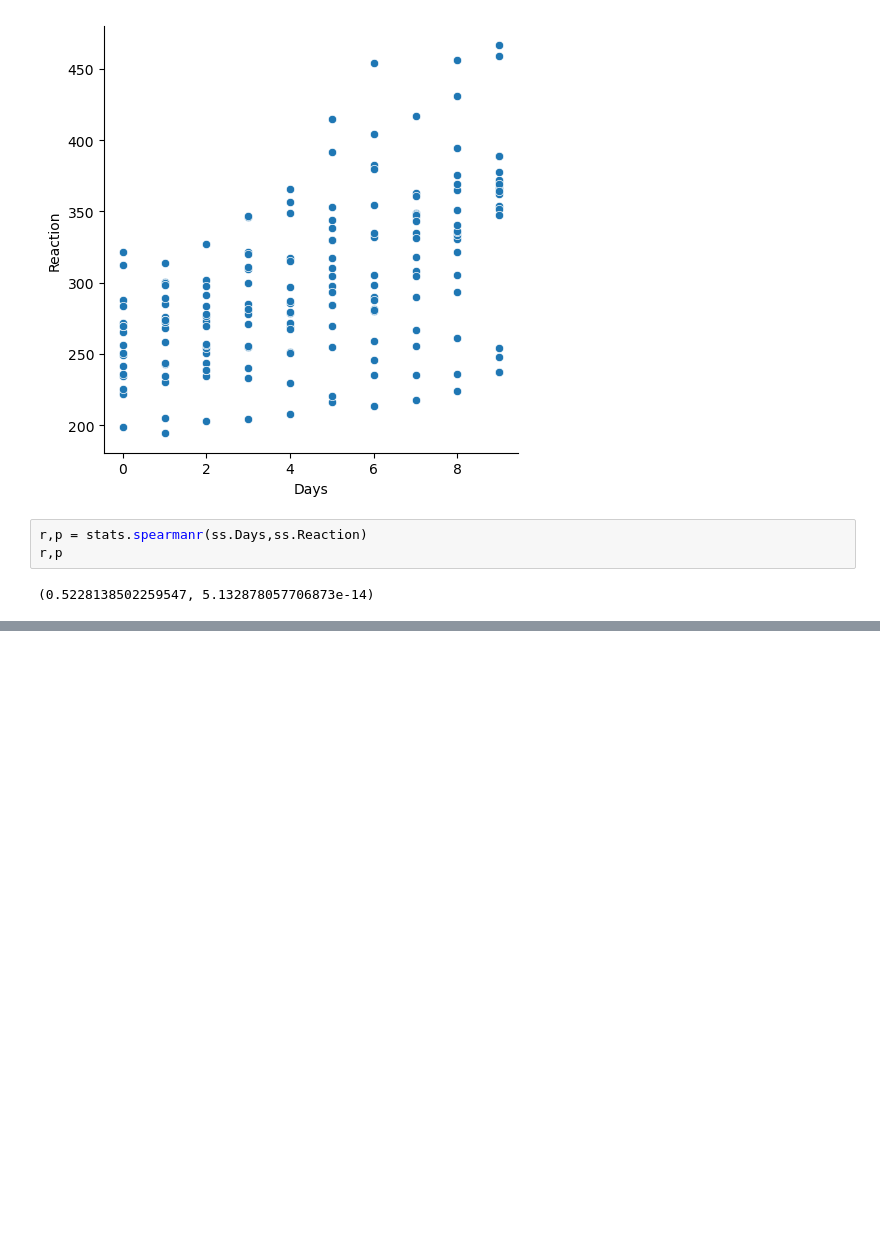
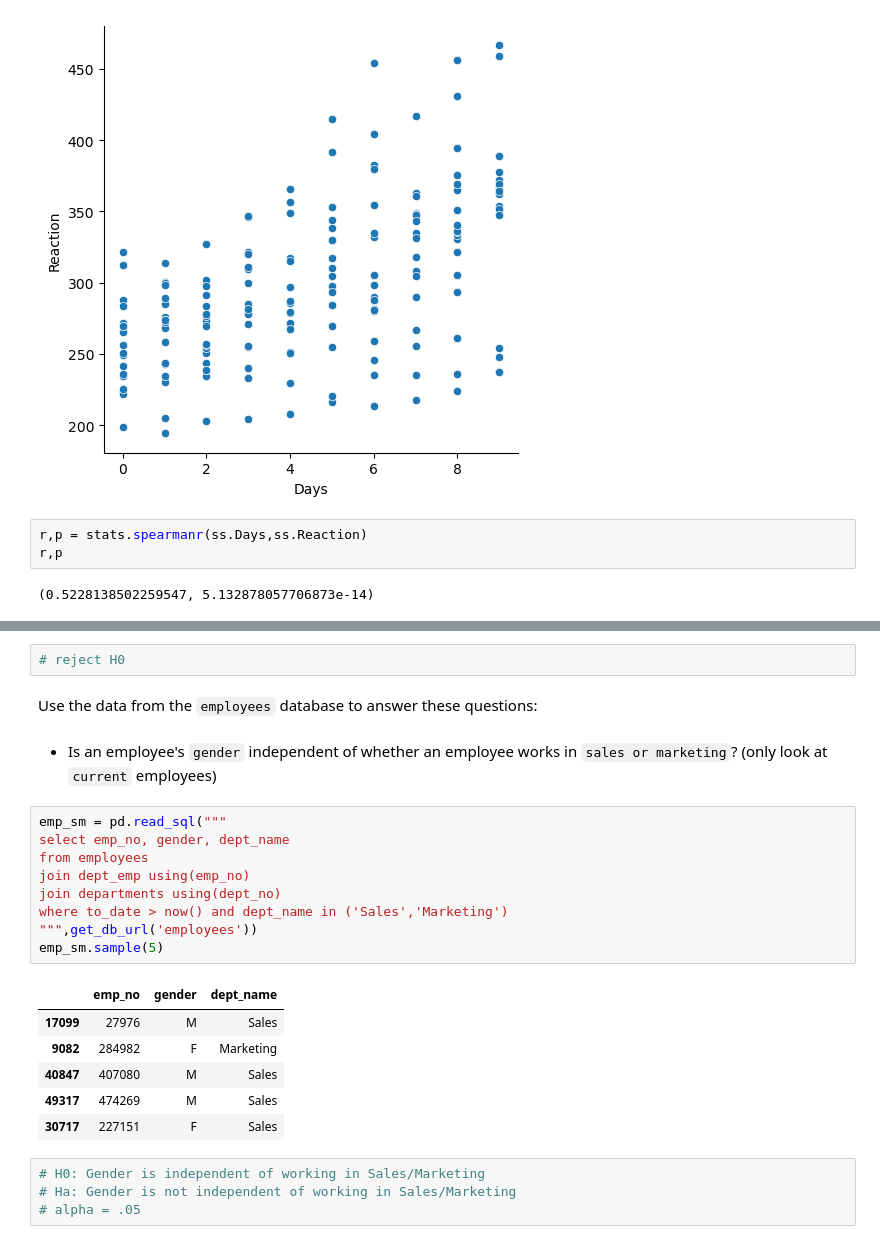
Before and after one commit to tkephart96/statistics-exercises, a Jupyter notebook: hypothesis_testing.ipynb, the cells around one changed output, grey strips where cells are left out. Cells and saved outputs as stored; diff of their text form; blank space fills up the shorter version.

```diff
--- a/hypothesis_testing.ipynb
+++ b/hypothesis_testing.ipynb
@@ -619,0 +783,26 @@ r,p
+# %%
+# reject H0
+# %% [markdown]
+Use the data from the `employees` database to answer these questions:
+# %% [markdown]
+- Is an employee's `gender` independent of whether an employee works in `sales or marketing`? (only look at `current` employees)
+# %%
+emp_sm = pd.read_sql("""
+select emp_no, gender, dept_name
+from employees
+join dept_emp using(emp_no)
+join departments using(dept_no)
+where to_date > now() and dept_name in ('Sales','Marketing')
+""",get_db_url('employees'))
+emp_sm.sample(5)
+# %% [output]
+|  | emp_no | gender | dept_name |
+| 17099 | 27976 | M | Sales |
+| 9082 | 284982 | F | Marketing |
+| 40847 | 407080 | M | Sales |
+| 49317 | 474269 | M | Sales |
+| 30717 | 227151 | F | Sales |
+# %%
+# H0: Gender is independent of working in Sales/Marketing
+# Ha: Gender is not independent of working in Sales/Marketing
+# alpha = .05
```
Also changed, not shown: parts of 36 cells of this notebook.
